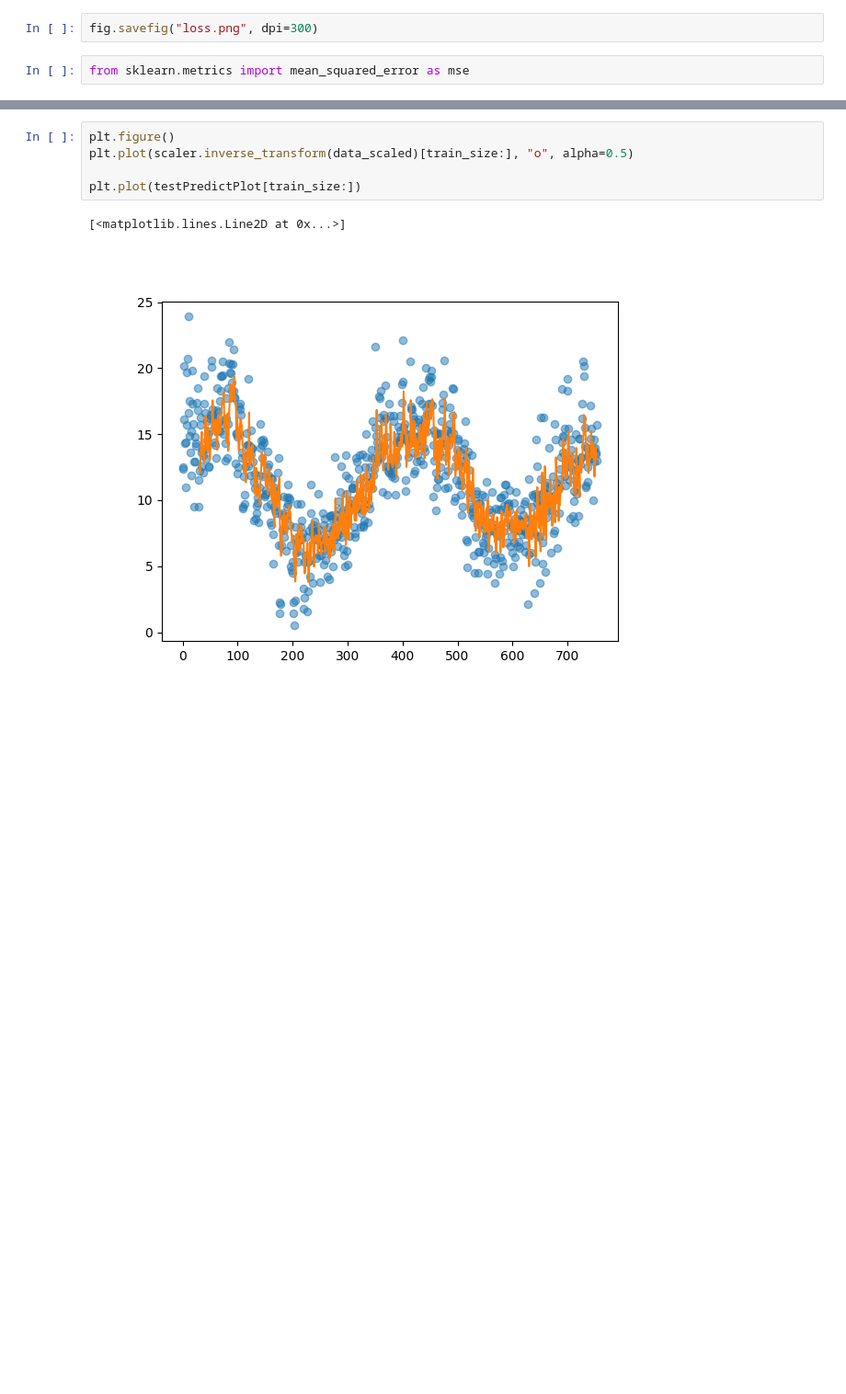
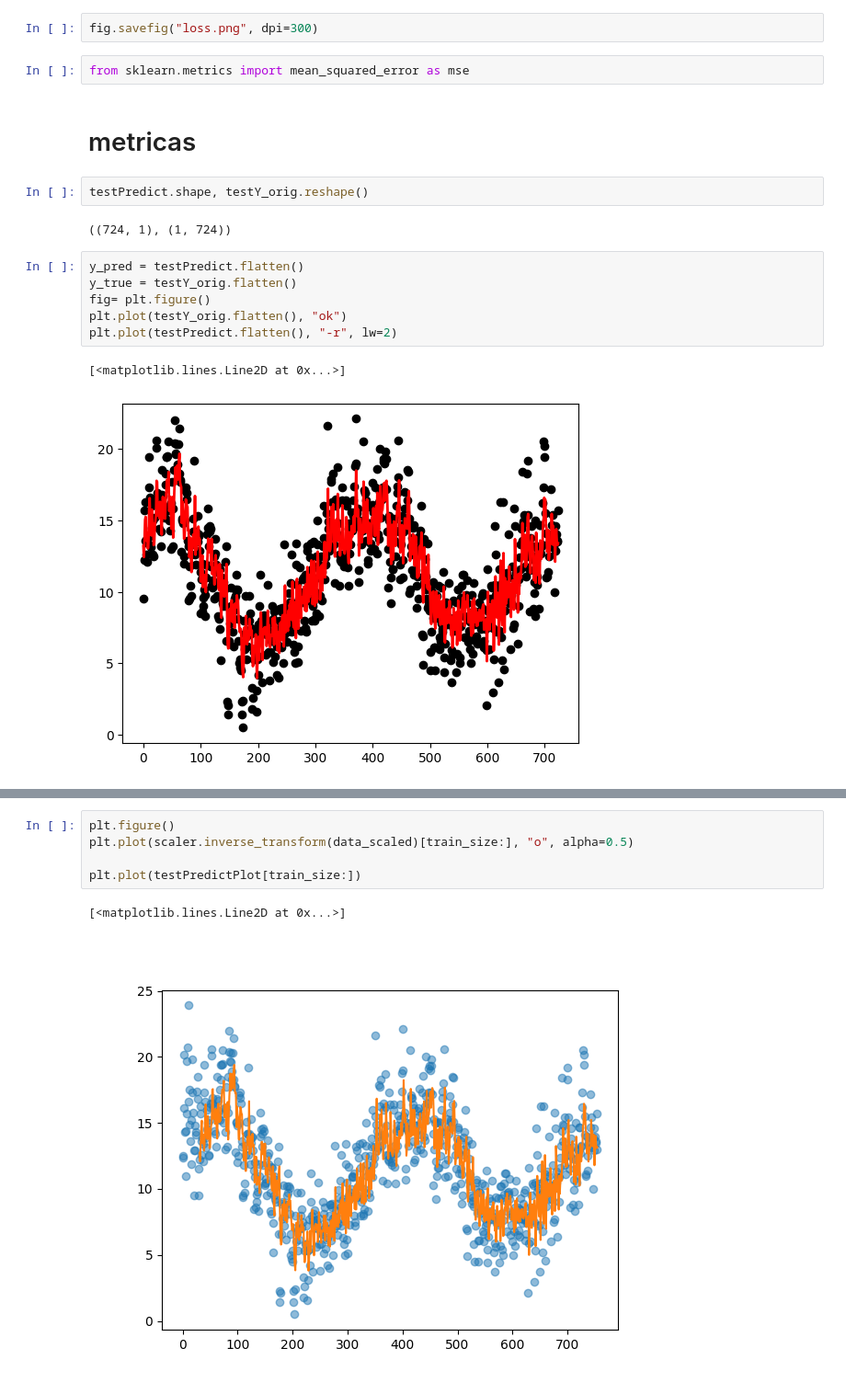
Before and after one commit to aldarco/lstm_project, a Jupyter notebook: lstm_imp2.ipynb, the cells around one changed output, grey strips where cells are left out. Shown at 92% size. Cells and saved outputs as stored; diff of their text form; blank space fills up the shorter version.

Commit message:
metrics added

```diff
--- a/lstm_imp2.ipynb
+++ b/lstm_imp2.ipynb
@@ -141,4 +172,19 @@ Text(0.5, 0, 'Epoch')
 fig.savefig("loss.png", dpi=300)
 # %%
 from sklearn.metrics import mean_squared_error as mse
+# %% [markdown]
+# metricas
+# %%
+testPredict.shape, testY_orig.reshape()
+# %% [output]
+((724, 1), (1, 724))
+# %%
+y_pred = testPredict.flatten()
+y_true = testY_orig.flatten()
+fig= plt.figure()
+plt.plot(testY_orig.flatten(), "ok")
+plt.plot(testPredict.flatten(), "-r", lw=2)
+# %% [output]
+[<matplotlib.lines.Line2D at 0x...>]
+[figure, added]
 # %%
```
Also changed, not shown: parts of 9 cells of this notebook.
